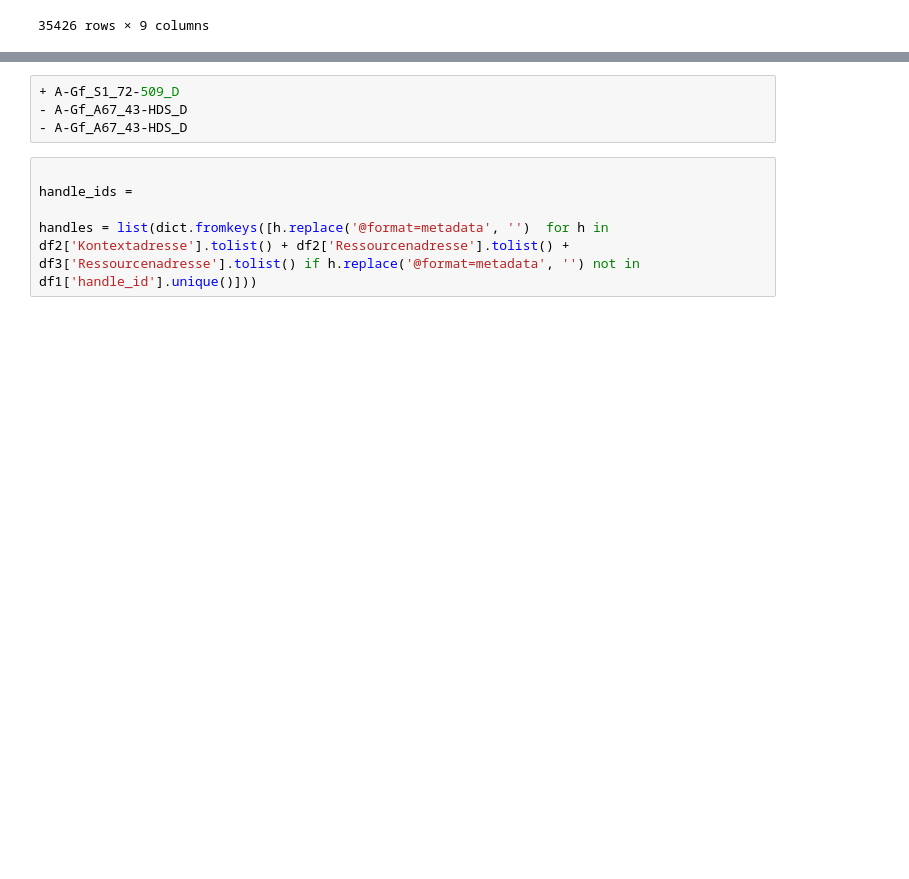
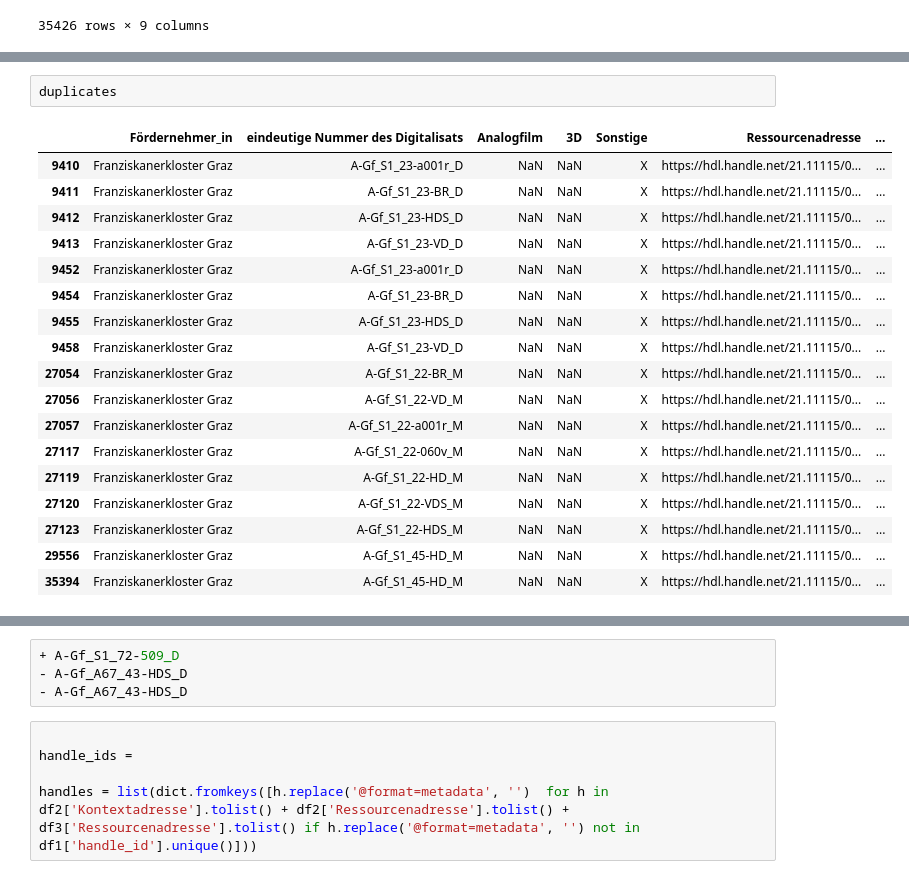
Before and after one commit to ofmgraz/mint-handle-ids, a Jupyter notebook: handles.ipynb, the cells around one changed output, grey strips where cells are left out. Saved outputs shown, nothing was run; the diff lists cells and outputs as text; blank space fills up the shorter version.

Commit message:
listing handles

```diff
--- a/handles.ipynb
+++ b/handles.ipynb
@@ -74,0 +142,21 @@ A-Gf_A67_43-HDS_D
+# %%
+duplicates
+# %% [output]
+|  | Fördernehmer_in | eindeutige Nummer des Digitalisats | Analogfilm | 3D | Sonstige | Ressourcenadresse | ... |
+| 9410 | Franziskanerkloster Graz | A-Gf_S1_23-a001r_D | NaN | NaN | X | https://hdl.handle.net/21.11115/0... | ... |
+| 9411 | Franziskanerkloster Graz | A-Gf_S1_23-BR_D | NaN | NaN | X | https://hdl.handle.net/21.11115/0... | ... |
+| 9412 | Franziskanerkloster Graz | A-Gf_S1_23-HDS_D | NaN | NaN | X | https://hdl.handle.net/21.11115/0... | ... |
+| 9413 | Franziskanerkloster Graz | A-Gf_S1_23-VD_D | NaN | NaN | X | https://hdl.handle.net/21.11115/0... | ... |
+| 9452 | Franziskanerkloster Graz | A-Gf_S1_23-a001r_D | NaN | NaN | X | https://hdl.handle.net/21.11115/0... | ... |
+| 9454 | Franziskanerkloster Graz | A-Gf_S1_23-BR_D | NaN | NaN | X | https://hdl.handle.net/21.11115/0... | ... |
+| 9455 | Franziskanerkloster Graz | A-Gf_S1_23-HDS_D | NaN | NaN | X | https://hdl.handle.net/21.11115/0... | ... |
+| 9458 | Franziskanerkloster Graz | A-Gf_S1_23-VD_D | NaN | NaN | X | https://hdl.handle.net/21.11115/0... | ... |
+| 27054 | Franziskanerkloster Graz | A-Gf_S1_22-BR_M | NaN | NaN | X | https://hdl.handle.net/21.11115/0... | ... |
+| 27056 | Franziskanerkloster Graz | A-Gf_S1_22-VD_M | NaN | NaN | X | https://hdl.handle.net/21.11115/0... | ... |
+| 27057 | Franziskanerkloster Graz | A-Gf_S1_22-a001r_M | NaN | NaN | X | https://hdl.handle.net/21.11115/0... | ... |
+| 27117 | Franziskanerkloster Graz | A-Gf_S1_22-060v_M | NaN | NaN | X | https://hdl.handle.net/21.11115/0... | ... |
+| 27119 | Franziskanerkloster Graz | A-Gf_S1_22-HD_M | NaN | NaN | X | https://hdl.handle.net/21.11115/0... | ... |
+| 27120 | Franziskanerkloster Graz | A-Gf_S1_22-VDS_M | NaN | NaN | X | https://hdl.handle.net/21.11115/0... | ... |
+| 27123 | Franziskanerkloster Graz | A-Gf_S1_22-HDS_M | NaN | NaN | X | https://hdl.handle.net/21.11115/0... | ... |
+| 29556 | Franziskanerkloster Graz | A-Gf_S1_45-HD_M | NaN | NaN | X | https://hdl.handle.net/21.11115/0... | ... |
+| 35394 | Franziskanerkloster Graz | A-Gf_S1_45-HD_M | NaN | NaN | X | https://hdl.handle.net/21.11115/0... | ... |
```
Also changed, not shown: parts of 7 cells of this notebook.
